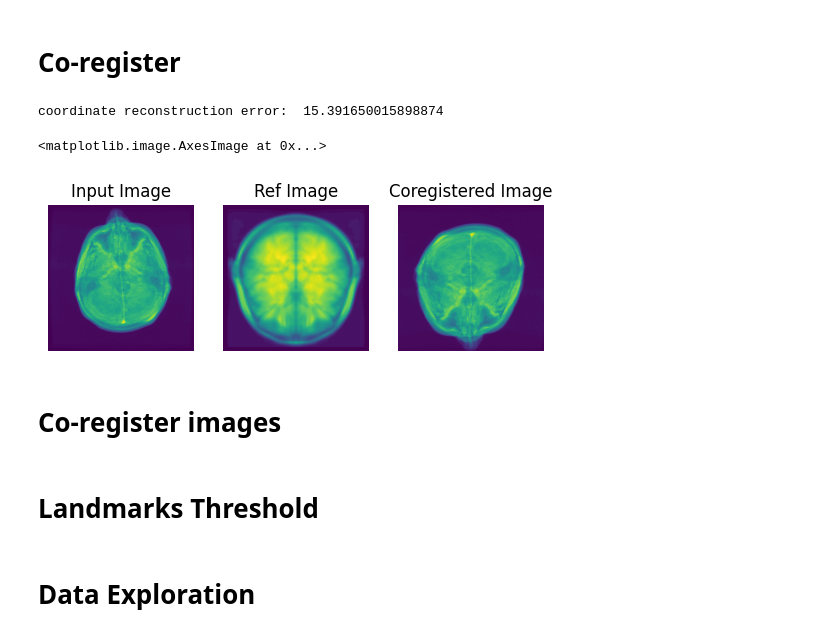
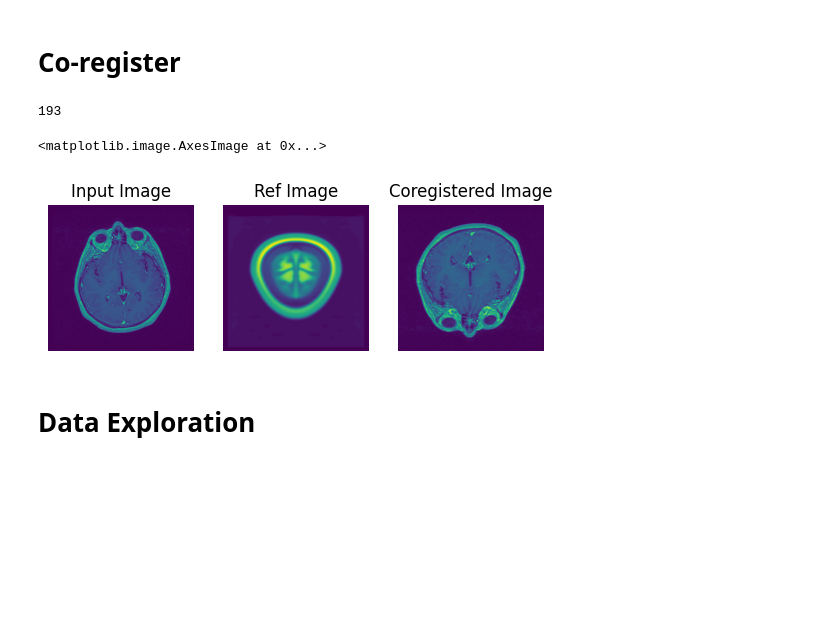
Before and after one commit to claredavies/MedicalImaging, a Jupyter notebook: MedicalImagingProject.ipynb, the cells around one changed output. Cells and saved outputs as stored; diff of their text form; code cells hidden in the pictures; blank space fills up the shorter version.

Commit message:
Able to apply coregistration to list of images

```diff
--- a/MedicalImagingProject.ipynb
+++ b/MedicalImagingProject.ipynb
@@ -410,43 +410,56 @@ from scipy.optimize import minimize
 from scipy.optimize import fmin
 
 def coregister(input_image, reference_image, input_landmarks, reference_landmarks):
-    avg_input_arr = np.array(avg_input.copy())
-    avg_ref_arr = np.array(avg_ref.copy())
+    avg_input_arr = np.array(input_image.copy())
+    avg_ref_arr = np.array(reference_image.copy())
 
     height, width = np.array(avg_input_arr).shape
     mat = calculate_transform(srcPts, dstPts)
-    transformed_img = cv2.warpPerspective(avg_input_arr,
+    transformed_img = cv2.warpPerspective(input_image,
                         mat, (width, height))
 
     return transformed_img
+# %%
+def coregister_batch(input_images, reference_images, input_landmarks_list, reference_landmarks_list):
+    transformed_images = []
+
+    # Iterate over the input and reference image lists
+    for input_image, reference_image in zip(input_images, reference_images):
+        # Apply coregistration to the current pair of images and landmarks
+        transformed_image = coregister(input_image, reference_image, input_landmarks_list, reference_landmarks_list)
+        transformed_images.append(transformed_image)
+    return transformed_images
+# %%
+len(ref_images)
+# %% [output]
+193
+# %%
+coregistered_images = coregister_batch(input_images, ref_images, srcPts, dstPts)
 # %%
-avg_input = calculate_average_image(input_images)
-avg_ref = calculate_average_image(ref_images)
+no_slice = 150
+input = input_images[no_slice]
+ref = ref_images[no_slice]
+coregistered = coregistered_images[no_slice]
 
-transformed_img = coregister(avg_input, avg_ref, srcPts, dstPts)
+transformed_img = coregister(input, ref, srcPts, dstPts)
 
 plt.subplot(1, 3, 1)
 plt.title('Input Image')
 plt.axis('off')
-plt.imshow(avg_input)
+plt.imshow(input)
 
 plt.subplot(1, 3, 2)
 plt.title('Ref Image')
 plt.axis('off')
-plt.imshow(avg_ref)
+plt.imshow(ref)
 
 plt.subplot(1, 3, 3)
 plt.title('Coregistered Image')
 plt.axis('off')
 plt.imshow(transformed_img)
 # %% [output]
-coordinate reconstruction error:  15.391650015898874
+<matplotlib.image.AxesImage at 0x...>
-<matplotlib.image.AxesImage at 0x...>
-[figure, old version]
+[figure, new version]
-# %% [markdown]
-# Co-register images
-# %% [markdown]
-# Landmarks Threshold
 # %% [markdown]
 # Data Exploration
 # %%
```
Also changed, not shown: parts of 1 cell of this notebook.
